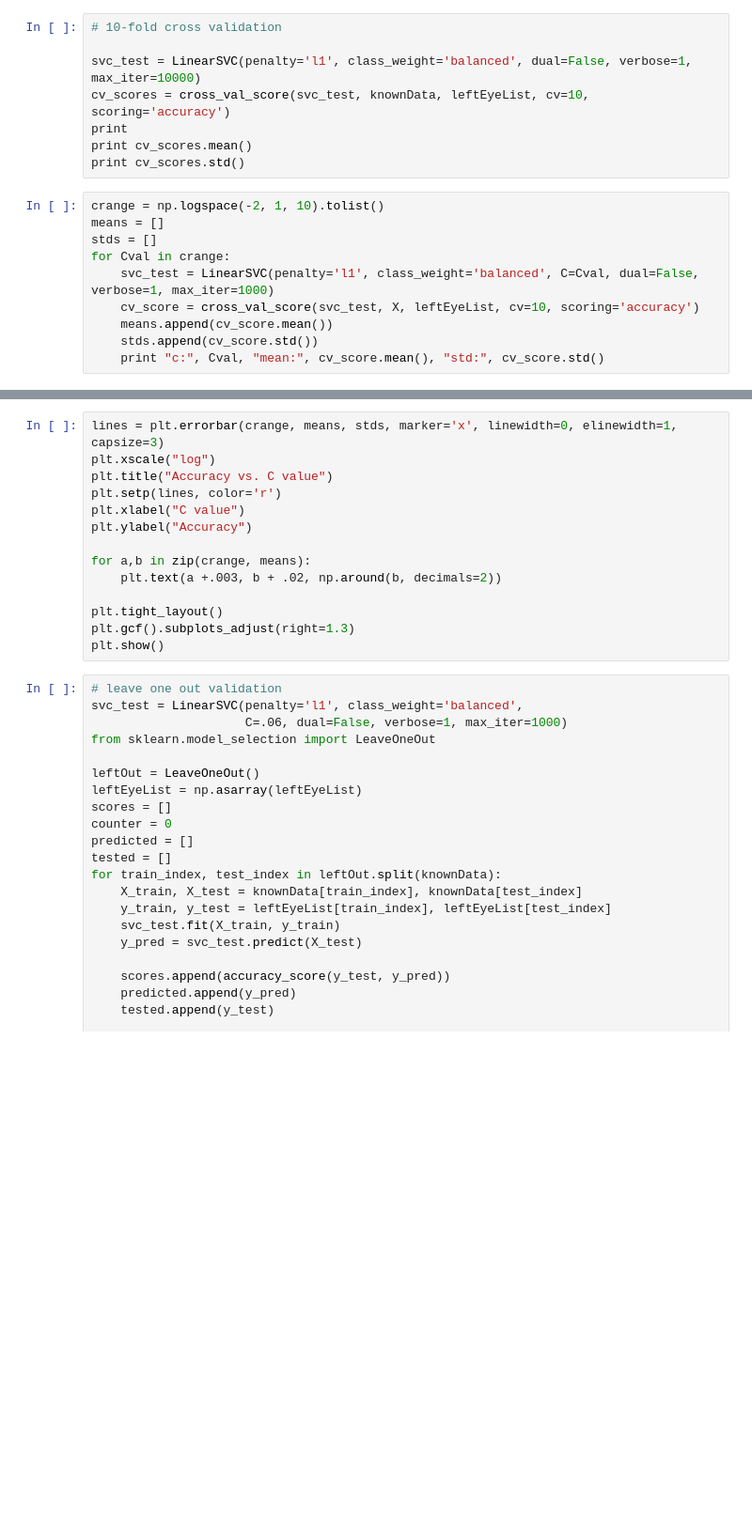
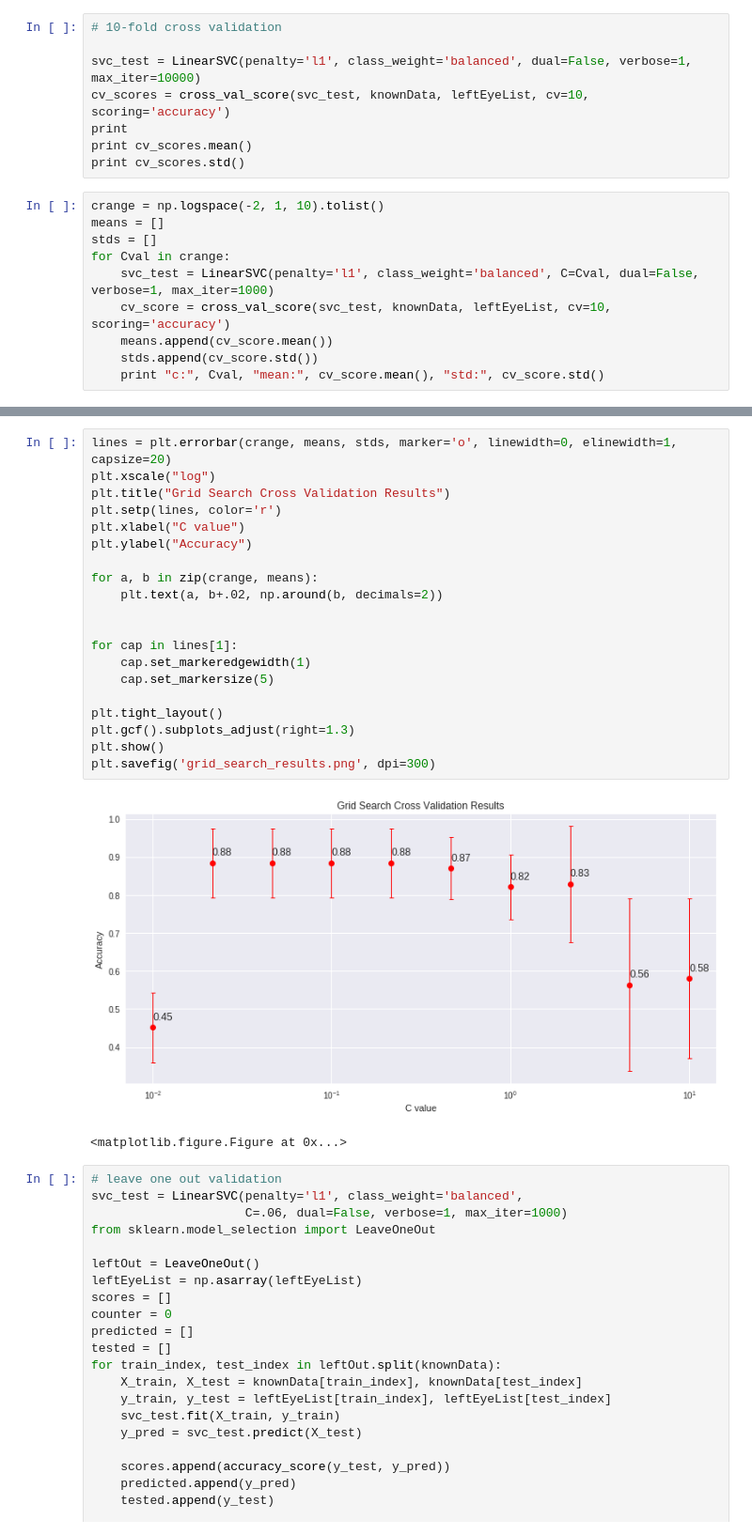
Before and after one commit to kevin-fang/lightning-eye-classifier, a Jupyter notebook: notebooks/leftEyeClassifierTesting.ipynb, the cells around one changed output, grey strips where cells are left out. Shown at 94% size. Cells and saved outputs as stored; diff of their text form; blank space fills up the shorter version.

```diff
--- a/notebooks/leftEyeClassifierTesting.ipynb
+++ b/notebooks/leftEyeClassifierTesting.ipynb
@@ -119,7 +114,7 @@ means = []
 stds = []
 for Cval in crange:
     svc_test = LinearSVC(penalty='l1', class_weight='balanced', C=Cval, dual=False, verbose=1, max_iter=1000)
-    cv_score = cross_val_score(svc_test, X, leftEyeList, cv=10, scoring='accuracy')
+    cv_score = cross_val_score(svc_test, knownData, leftEyeList, cv=10, scoring='accuracy')
     means.append(cv_score.mean())
     stds.append(cv_score.std())
     print "c:", Cval, "mean:", cv_score.mean(), "std:", cv_score.std()
@@ -126,17 +133,26 @@ for Cval in crange:
 # %%
-lines = plt.errorbar(crange, means, stds, marker='x', linewidth=0, elinewidth=1, capsize=3)
+lines = plt.errorbar(crange, means, stds, marker='o', linewidth=0, elinewidth=1, capsize=20)
 plt.xscale("log")
-plt.title("Accuracy vs. C value")
+plt.title("Grid Search Cross Validation Results")
 plt.setp(lines, color='r')
 plt.xlabel("C value")
 plt.ylabel("Accuracy")
 
-for a,b in zip(crange, means):
-    plt.text(a +.003, b + .02, np.around(b, decimals=2))
+for a, b in zip(crange, means):
+    plt.text(a, b+.02, np.around(b, decimals=2))
+
+
+for cap in lines[1]:
+    cap.set_markeredgewidth(1)
+    cap.set_markersize(5)
 
 plt.tight_layout()
 plt.gcf().subplots_adjust(right=1.3)
 plt.show()
+plt.savefig('grid_search_results.png', dpi=300)
+# %% [output]
+[figure, added]
+<matplotlib.figure.Figure at 0x...>
 # %%
 # leave one out validation
 svc_test = LinearSVC(penalty='l1', class_weight='balanced',
```
Also changed, not shown: parts of 7 cells of this notebook, 4 other files.
